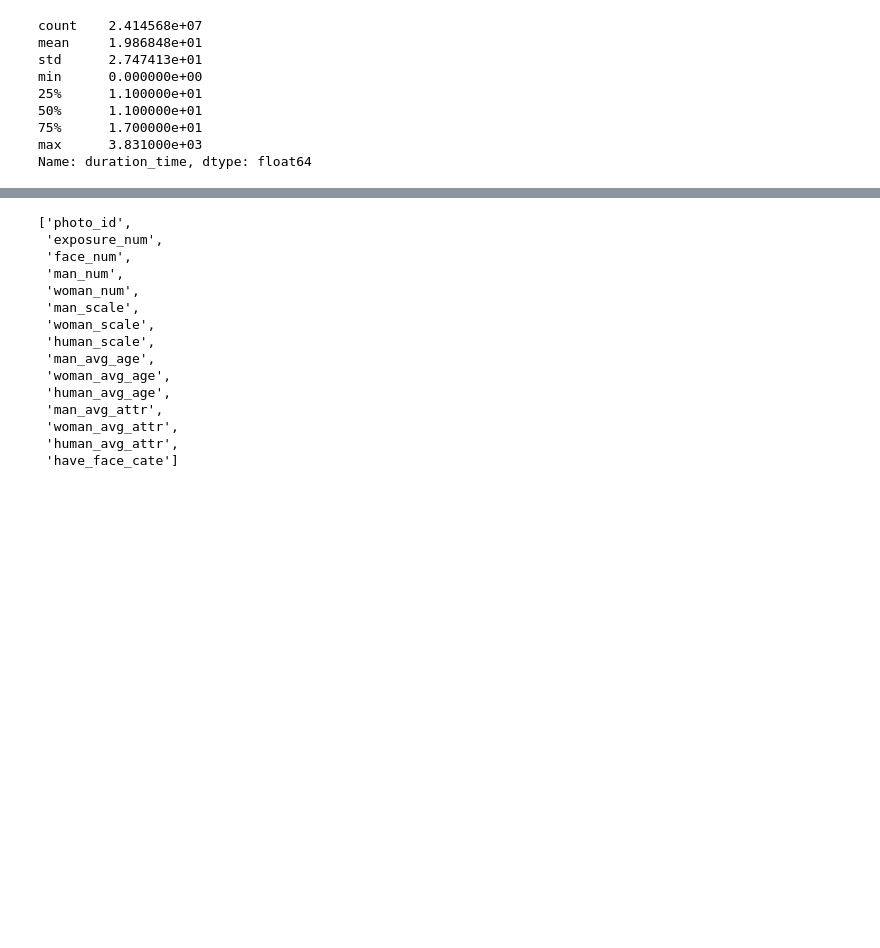
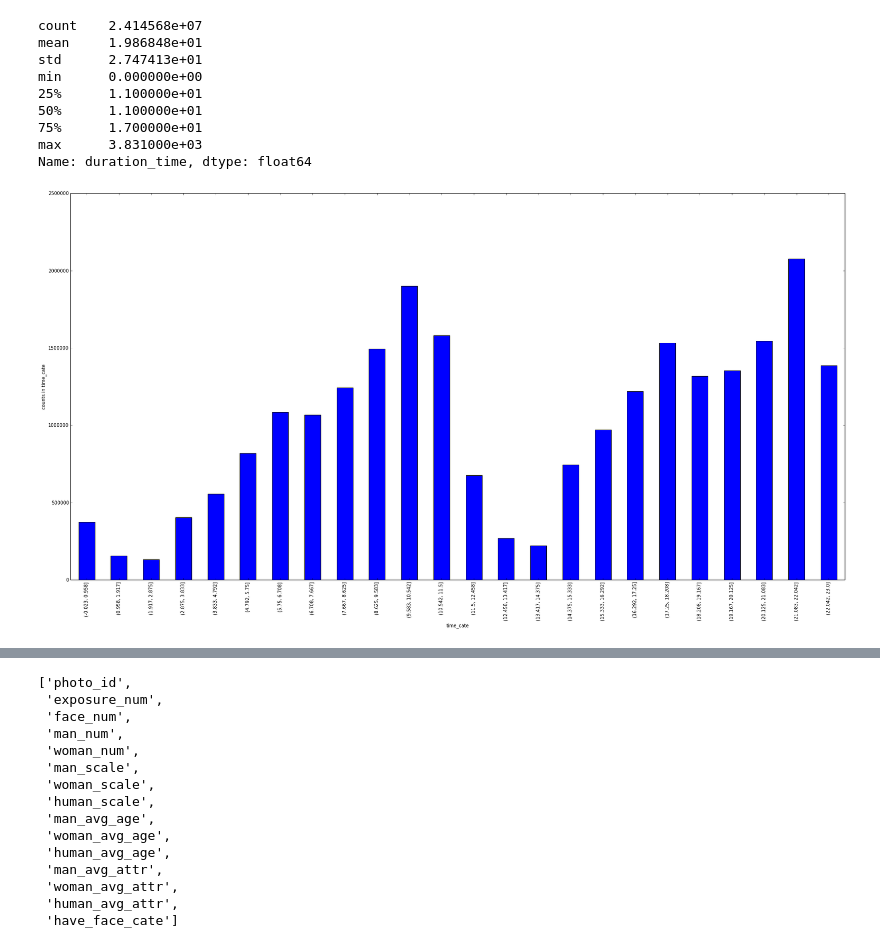
Before and after one commit to kitianFresh/kuaishou, a Jupyter notebook: features/eda2.ipynb, the cells around one changed output, grey strips where cells are left out. Cells and saved outputs as stored; diff of their text form; code cells hidden in the pictures; blank space fills up the shorter version.

Commit message:
use time cate feature for lgbm

```diff
--- a/features/eda2.ipynb
+++ b/features/eda2.ipynb
@@ -538,3 +647,5 @@ plot_data_cut(user_item_data.iloc[num_train:], 'datetime', 12)
+# %%
+user_item_data['time_cate'] = user_item_data['datetime'].apply(datetime_discretization)
 # %%
 user_item_data.duration_time.describe()
 # %% [output]
@@ -547,3 +658,7 @@ min      0.000000e+00
 75%      1.700000e+01
 max      3.831000e+03
 Name: duration_time, dtype: float64
+# %%
+plot_data_cut(user_item_data, 'time_cate', 24)
+# %% [output]
+[figure, added]
```
Also changed, not shown: parts of 15 cells of this notebook, 5 other files.
